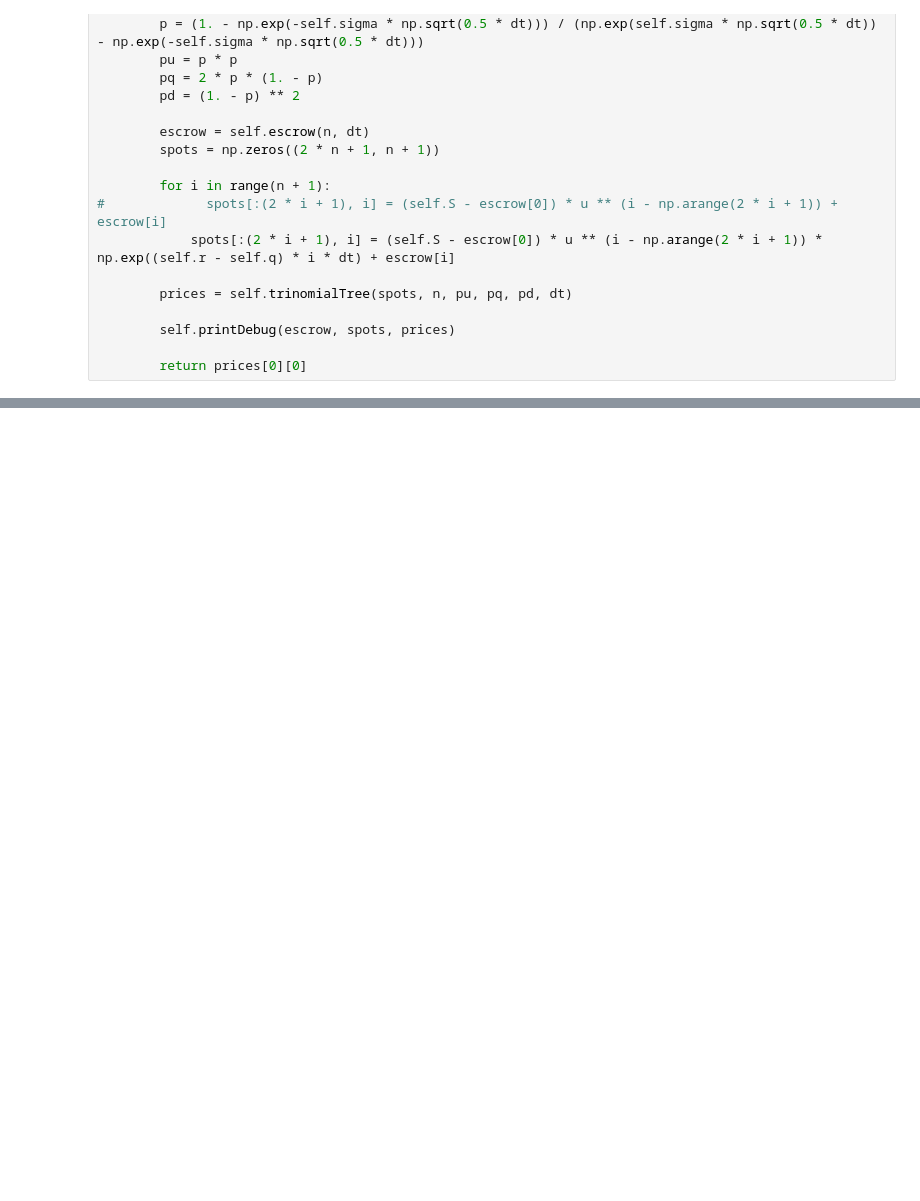
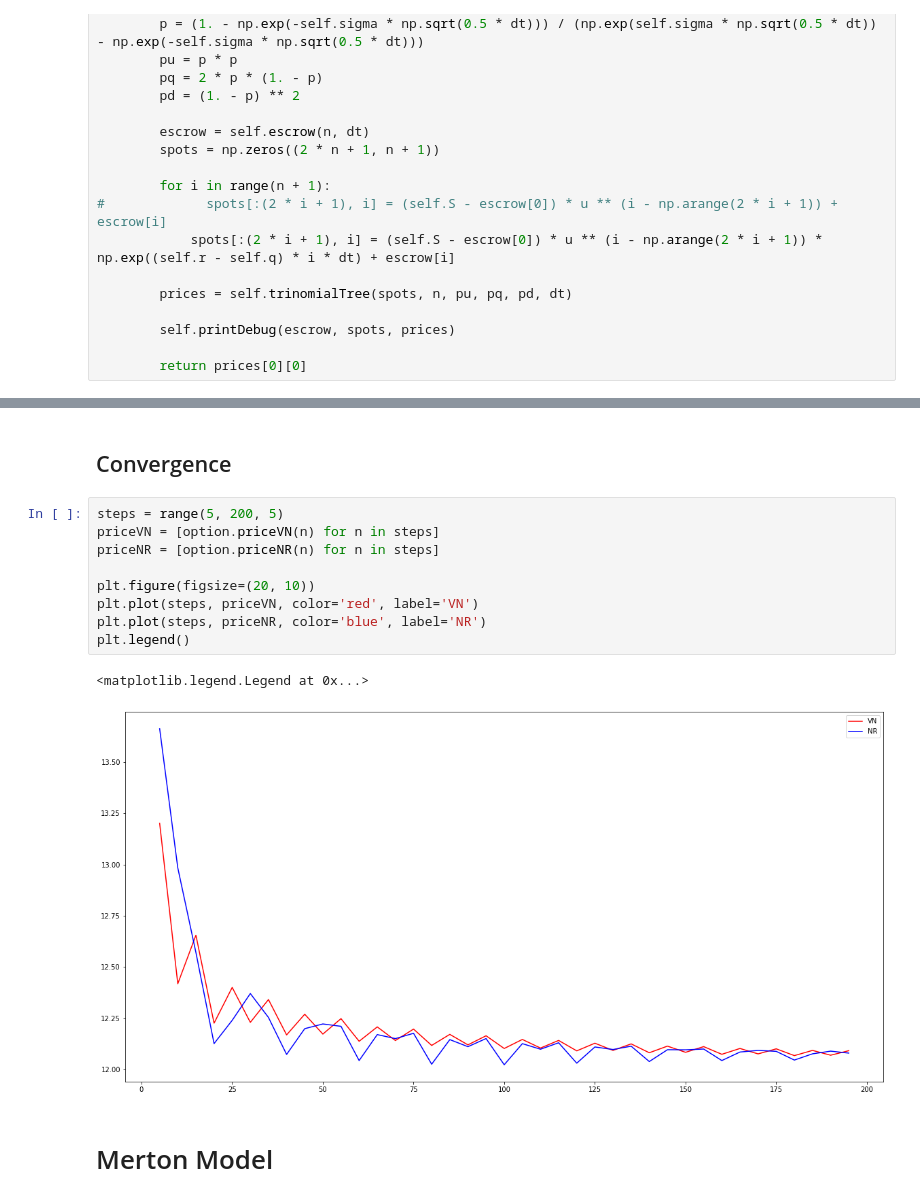
Before and after one commit to FiodorG/OptionPricing, a Jupyter notebook: AmericanOptionPricing.ipynb, the cells around one changed output, grey strips where cells are left out. Saved outputs shown, nothing was run; the diff lists cells and outputs as text; blank space fills up the shorter version.

Commit message:
Added sections and first draft of option pricing under jump model

```diff
--- a/AmericanOptionPricing.ipynb
+++ b/AmericanOptionPricing.ipynb
@@ -507,0 +515,16 @@ plt.legend()
+# %% [markdown]
+## Convergence
+# %%
+steps = range(5, 200, 5)
+priceVN = [option.priceVN(n) for n in steps]
+priceNR = [option.priceNR(n) for n in steps]
+
+plt.figure(figsize=(20, 10))
+plt.plot(steps, priceVN, color='red', label='VN')
+plt.plot(steps, priceNR, color='blue', label='NR')
+plt.legend()
+# %% [output]
+<matplotlib.legend.Legend at 0x...>
+[figure, added]
+# %% [markdown]
+# Merton Model
```
Also changed, not shown: parts of 15 cells of this notebook.
